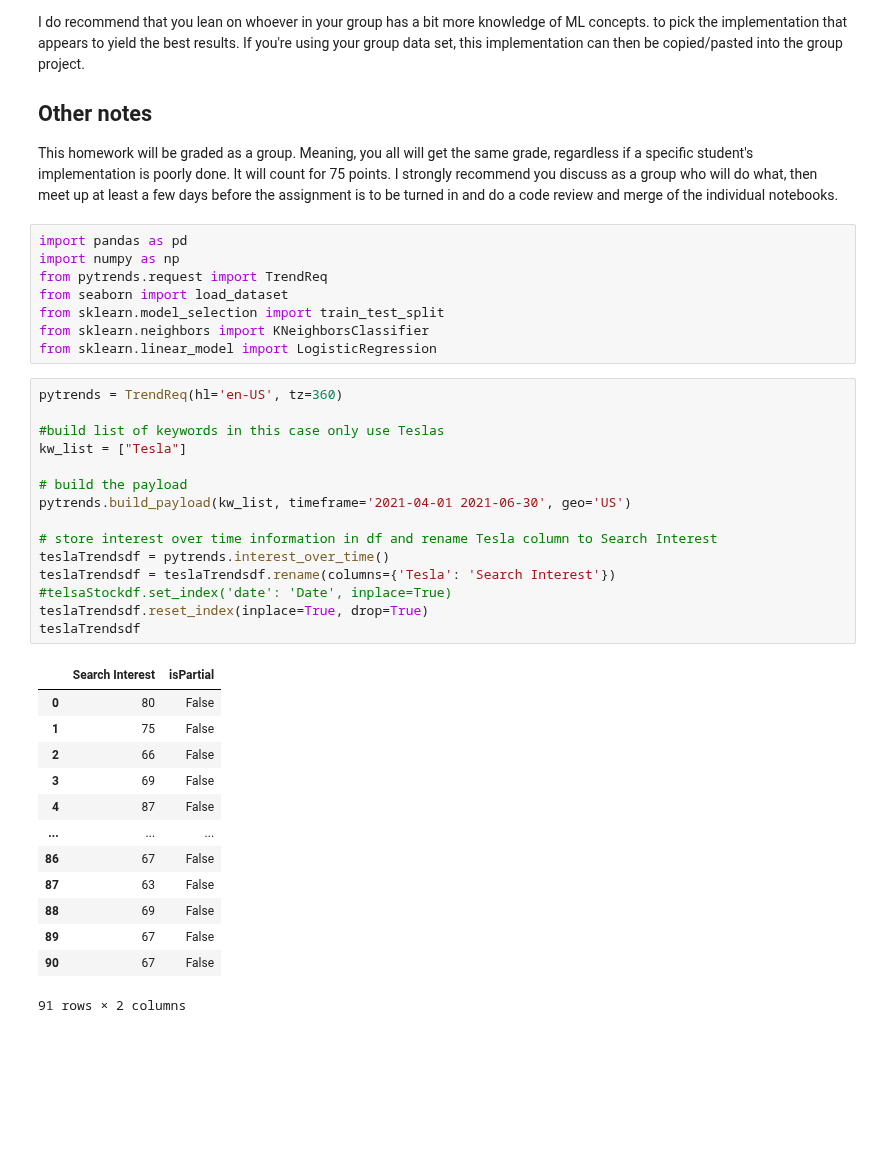
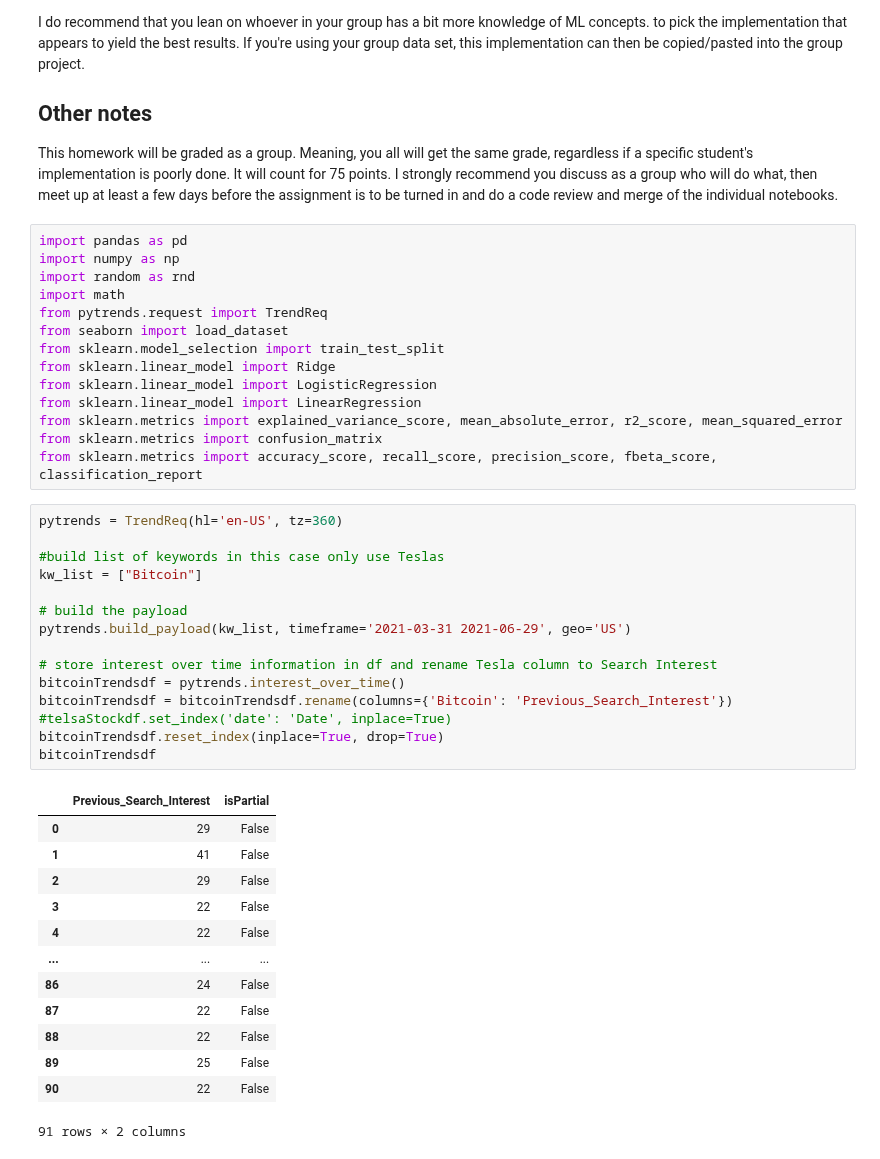
Before and after one commit to atlas125gev/StockProject, a Jupyter notebook: Homework7/Homework7.Andrew.ipynb, the cells around one changed output. Cells and saved outputs as stored; diff of their text form; blank space fills up the shorter version.

```diff
--- a/Homework7/Homework7.Andrew.ipynb
+++ b/Homework7/Homework7.Andrew.ipynb
@@ -28,37 +28,43 @@ This homework will be graded as a group.  Meaning, you all will get the same gra
 # %%
 import pandas as pd
 import numpy as np
+import random as rnd
+import math
 from pytrends.request import TrendReq
 from seaborn import load_dataset
 from sklearn.model_selection import train_test_split
-from sklearn.neighbors import KNeighborsClassifier
+from sklearn.linear_model import Ridge
 from sklearn.linear_model import LogisticRegression
+from sklearn.linear_model import LinearRegression
+from sklearn.metrics import explained_variance_score, mean_absolute_error, r2_score, mean_squared_error
+from sklearn.metrics import confusion_matrix
+from sklearn.metrics import accuracy_score, recall_score, precision_score, fbeta_score, classification_report
 # %%
 pytrends = TrendReq(hl='en-US', tz=360)
 
 #build list of keywords in this case only use Teslas
-kw_list = ["Tesla"]
+kw_list = ["Bitcoin"]
 
 # build the payload
-pytrends.build_payload(kw_list, timeframe='2021-04-01 2021-06-30', geo='US')
+pytrends.build_payload(kw_list, timeframe='2021-03-31 2021-06-29', geo='US')
 
 # store interest over time information in df and rename Tesla column to Search Interest
-teslaTrendsdf = pytrends.interest_over_time()
-teslaTrendsdf = teslaTrendsdf.rename(columns={'Tesla': 'Search Interest'})
+bitcoinTrendsdf = pytrends.interest_over_time()
+bitcoinTrendsdf = bitcoinTrendsdf.rename(columns={'Bitcoin': 'Previous_Search_Interest'})
 #telsaStockdf.set_index('date': 'Date', inplace=True)
-teslaTrendsdf.reset_index(inplace=True, drop=True)
-teslaTrendsdf
+bitcoinTrendsdf.reset_index(inplace=True, drop=True)
+bitcoinTrendsdf
 # %% [output]
-|  | Search Interest | isPartial |
-| 0 | 80 | False |
-| 1 | 75 | False |
-| 2 | 66 | False |
-| 3 | 69 | False |
-| 4 | 87 | False |
+|  | Previous_Search_Interest | isPartial |
+| 0 | 29 | False |
+| 1 | 41 | False |
+| 2 | 29 | False |
+| 3 | 22 | False |
+| 4 | 22 | False |
 | ... | ... | ... |
-| 86 | 67 | False |
-| 87 | 63 | False |
-| 88 | 69 | False |
-| 89 | 67 | False |
-| 90 | 67 | False |
+| 86 | 24 | False |
+| 87 | 22 | False |
+| 88 | 22 | False |
+| 89 | 25 | False |
+| 90 | 22 | False |
 91 rows × 2 columns
```
Also changed, not shown: parts of 29 cells of this notebook.
